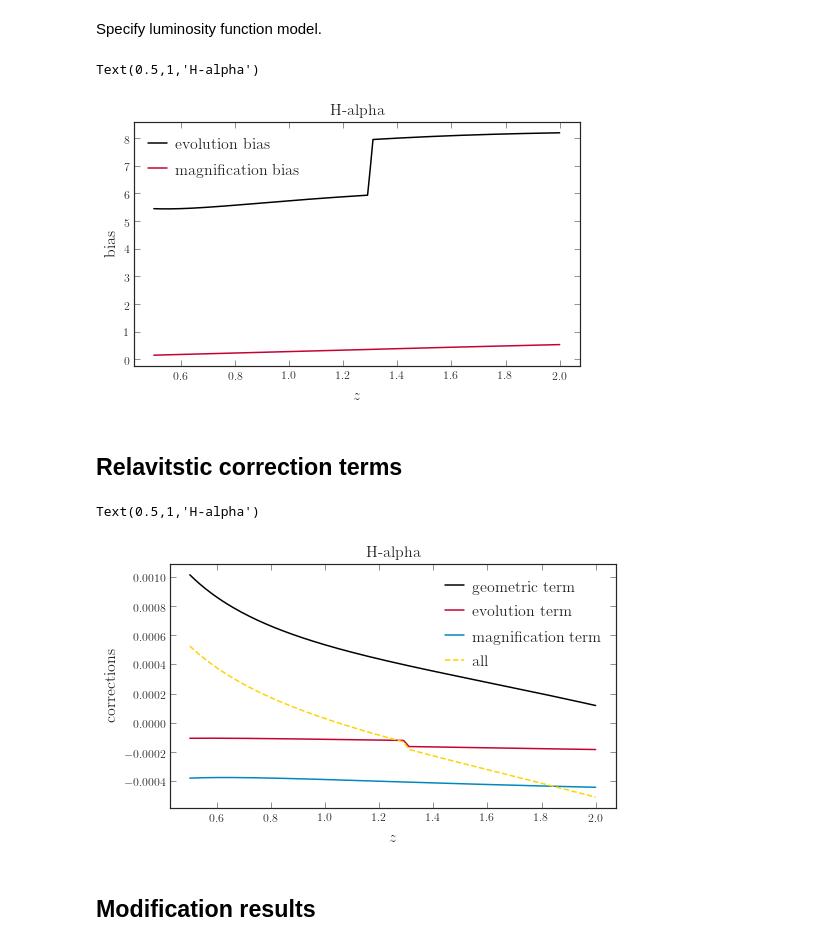
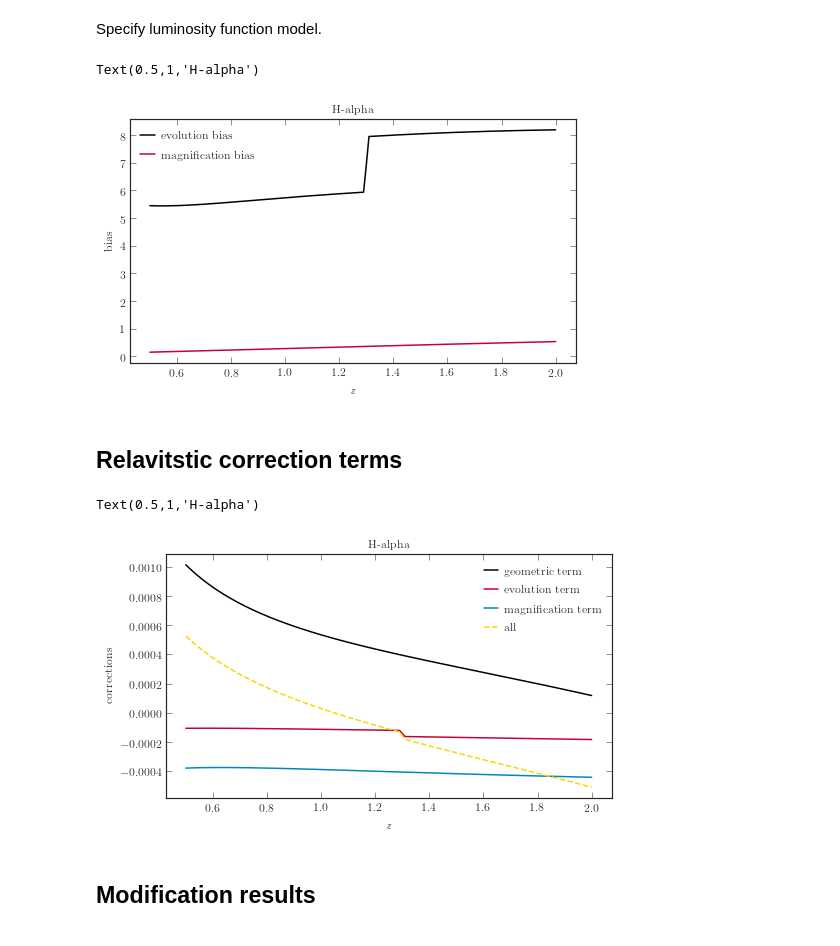
Before and after one commit to MikeSWang/HorizonGRound, a Jupyter notebook: notebooks/clustering_multipoles.ipynb, the cells around one changed output. Drawn from its saved outputs; the diff is of its cells as text; code cells hidden in the pictures.

Commit message:
Plotting routine updated.

```diff
--- a/notebooks/clustering_multipoles.ipynb
+++ b/notebooks/clustering_multipoles.ipynb
@@ -5,13 +5,11 @@ Initiate notebook.
 # %%
 from pprint import pprint
 
-import matplotlib as mpl
 import matplotlib.pyplot as plt
 import numpy as np
-import seaborn as sns
 from astropy.cosmology import Planck15
 
-from conf import STYLESHEET
+import conf
 from horizonground.lumfunc_modeller import (
     LumFuncModeller,
     alpha_emitter_schechter_model,
@@ -27,13 +25,9 @@ from horizonground.clustering_modification import (
 
 %matplotlib notebook
 
-sns.set(style='ticks', font='serif')
-mpl.pyplot.style.use(STYLESHEET)
-
 LEGEND_SETTINGS = dict(
     handlelength=1.2,
-    handletextpad=0.5,
-    fontsize=16,
+    handletextpad=0.5
 )
 # %% [markdown]
 Define fiducial parameters and parameter ranges.
@@ -84,18 +78,18 @@ magnification_bias = modeller.magnification_bias
 # %%
 z = redshifts
 
 plt.figure("Relativistic bias", figsize=(8, 4.5))
 
 plt.plot(z, list(map(evolution_bias, z)), label="evolution bias")
 plt.plot(z, list(map(magnification_bias, z)), label="magnification bias")
 
 plt.legend(**LEGEND_SETTINGS)
-plt.xlabel(r"$z$", fontsize=16)
-plt.ylabel(r"bias", fontsize=16)
-plt.title(TRACER_SAMPLE, fontsize=16)
+plt.xlabel(r"$z$")
+plt.ylabel(r"bias")
+plt.title(TRACER_SAMPLE)
 # %% [output]
 Text(0.5,1,'H-alpha')
-[figure, old version]
+[figure, new version]
 # %% [markdown]
 ## Relavitstic correction terms
 # %%
@@ -118,12 +112,12 @@ plt.plot(redshifts, corrections_magn(redshifts), label="magnification term")
 plt.plot(redshifts, corrections_all(redshifts), ls='--', label="all")
 
 plt.legend(**LEGEND_SETTINGS)
-plt.xlabel(r"$z$", fontsize=16)
-plt.ylabel(r"corrections", fontsize=16)
-plt.title(TRACER_SAMPLE, fontsize=16)
+plt.xlabel(r"$z$")
+plt.ylabel(r"corrections")
+plt.title(TRACER_SAMPLE)
 # %% [output]
 Text(0.5,1,'H-alpha')
-[figure, old version]
+[figure, new version]
 # %% [markdown]
 ## Modification results
 # %%
```
Also changed, not shown: parts of 1 cell of this notebook, 9 other files.
